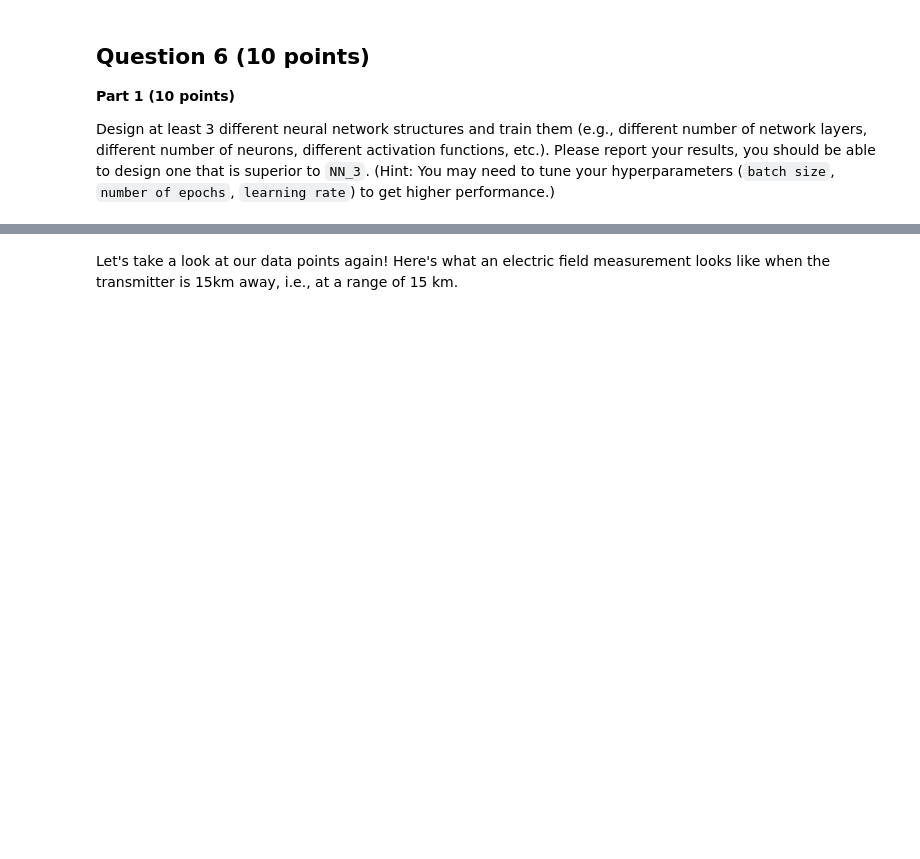
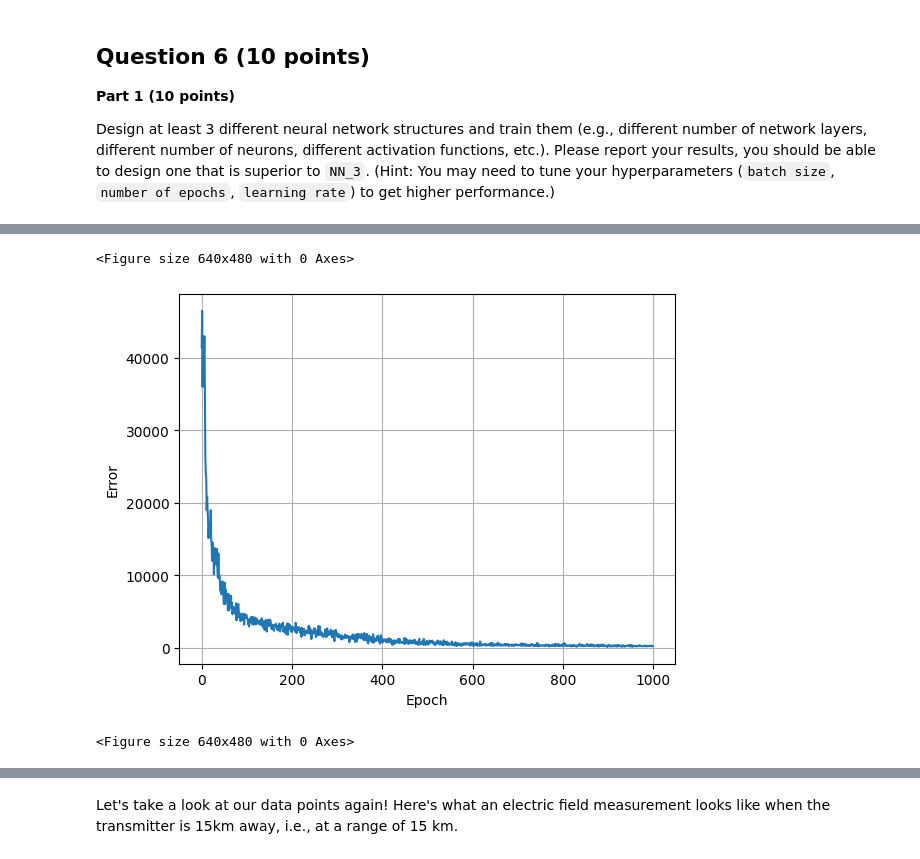
Before and after one commit to pvrohin/DS595-Machine-Learning-for-Engineering-and-Science-Applications, a Jupyter notebook: CaseStudy_3_NeuralNetwork.ipynb, the cells around one changed output, grey strips where cells are left out. Saved outputs shown, nothing was run; the diff lists cells and outputs as text; code cells hidden in the pictures; blank space fills up the shorter version.

```diff
--- a/CaseStudy_3_NeuralNetwork.ipynb
+++ b/CaseStudy_3_NeuralNetwork.ipynb
@@ -1271,3 +1271,30 @@ print (tabulate(results, headers=["Model", "Training MAE", "Training MSE", "Trai
 **Part 1 (10 points)**
 
 Design at least 3 different neural network structures and train them (e.g., different number of network layers, different number of neurons, different activation functions, etc.). Please report your results, you should be able to design one that is superior to `NN_3`. (Hint: You may need to tune your hyperparameters (`batch size`, `number of epochs`, `learning rate`) to get higher performance.)
+# %%
+class mynn1(nn.Module):
+    def __init__(self):
+        super().__init__()
+        self.structure = nn.Sequential(
+            nn.Linear(160,100),
+            nn.ReLU(), # this is a different type of activation function
+            nn.Linear(100,80),
+            nn.ReLU(), # it has a similar affect as nn.Sigmoid()
+            nn.Linear(80,50),
+            nn.ReLU(), # But what is the key difference?
+            nn.Linear(50,30),
+            nn.ReLU(),
+            nn.Linear(30,1)
+        )
+
+    def forward(self, x):
+        x = self.structure(x)
+        return x
+# %%
+batch_size = 32
+num_epochs = 1000
+learning_rate = 1e-3
+criterion = nn.MSELoss()
+# %%
+mynn1_model = mynn1().to(DEVICE)
+mynn1_network, losses_mynn1 = train(XTrain, yTrain, mynn1_model, num_epochs, learning_rate, batch_size, criterion, print_interval)
@@ -1273,0 +1319,11 @@ Design at least 3 different neural network structures and train them (e.g., diff
+# %%
+plt.plot(losses_mynn1)
+plt.grid()
+plt.xlabel("Epoch")
+plt.ylabel("Error")
+
+plt.figure()
+# %% [output]
+<Figure size 640x480 with 0 Axes>
+[figure, added]
+<Figure size 640x480 with 0 Axes>
```
Also changed, not shown: parts of 12 cells of this notebook.
